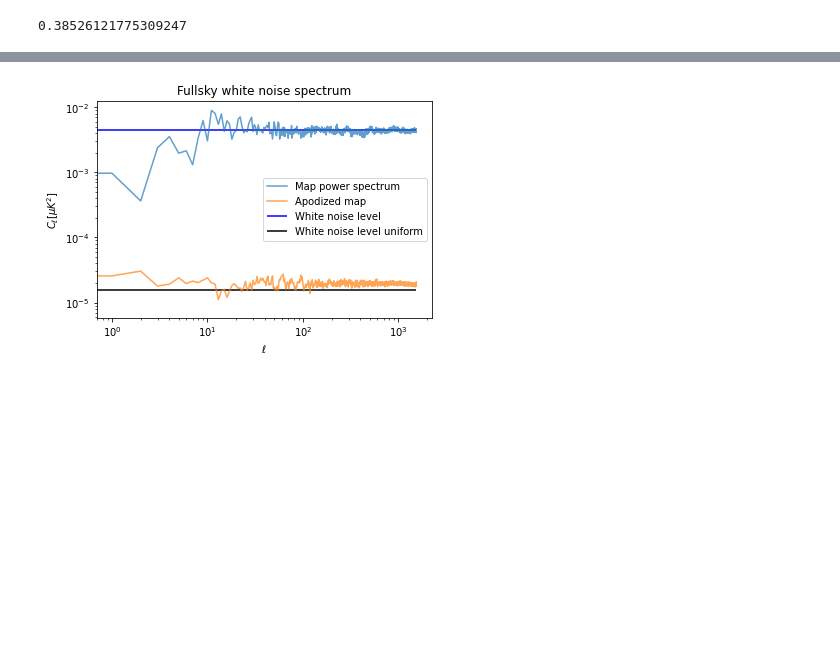
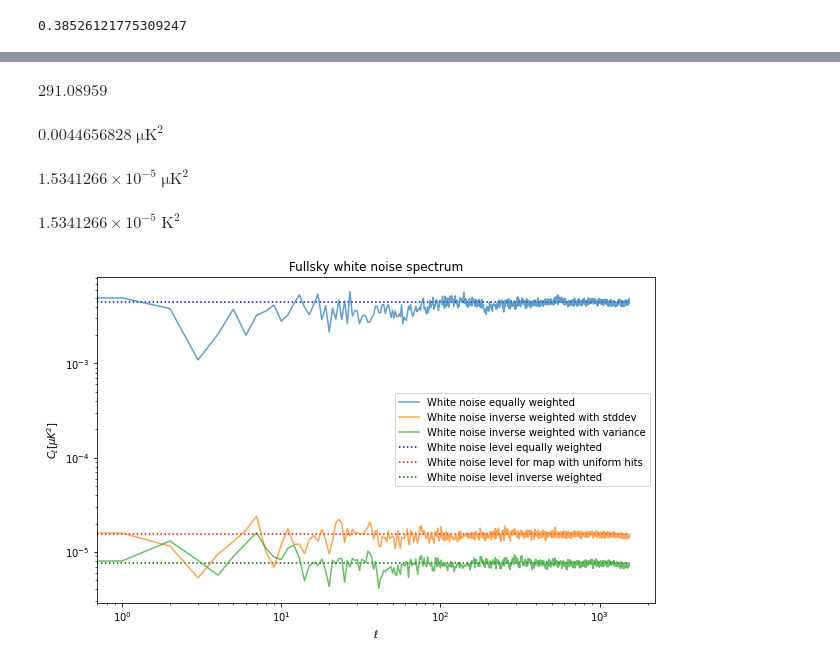
Before and after one commit to zonca/zonca-blog, a Jupyter notebook: _notebooks/2020-06-21-white-noise-hitmap-not-uniform.ipynb, the cells around one changed output, grey strips where cells are left out. Cells and saved outputs as stored; diff of their text form; code cells hidden in the pictures; blank space fills up the shorter version.

Commit message:
fix white noise weighting

```diff
--- a/_notebooks/2020-06-21-white-noise-hitmap-not-uniform.ipynb
+++ b/_notebooks/2020-06-21-white-noise-hitmap-not-uniform.ipynb
@@ -130,2 +128,4 @@ sky_fraction
+# %%
+cl_apodized = hp.anafast(m * np.sqrt(hitmap)) / np.mean(hitmap)
 # %%
-cl_apodized = hp.anafast(m * hitmap) / np.mean(hitmap**2) / sky_fraction
+cl_apodized_inv_variance = hp.anafast(m * hitmap) / np.mean(hitmap**2)
@@ -132,15 +136,38 @@ cl_apodized = hp.anafast(m * hitmap) / np.mean(hitmap**2) / sky_fraction
+# %%
+white_noise_cl / white_noise_cl_uniform
+# %% [output]
+$291.08959 \; \mathrm{}$
+# %%
+white_noise_cl
+# %% [output]
+$0.0044656828 \; \mathrm{\mu K^{2}}$
+# %%
+white_noise_cl_uniform
+# %% [output]
+$1.5341266 \times 10^{-5} \; \mathrm{\mu K^{2}}$
+# %%
+np.average(variance_per_pixel, weights=hitmap) * pixel_area * 1e12
+# %% [output]
+$1.5341266 \times 10^{-5} \; \mathrm{K^{2}}$
+# %%
+white_noise_cl_inv_variance = np.average(variance_per_pixel, weights=hitmap**2) * pixel_area * 1e12
 # %%
-plt.figure(figsize=(6,4))
-plt.loglog(cl, label="Map power spectrum", alpha=.7)
-plt.loglog(cl_apodized, label="Apodized map", alpha=.7)
+plt.figure(figsize=(10,6))
+plt.loglog(cl, label="White noise equally weighted", alpha=.7)
+plt.hlines(white_noise_cl.value, 0, len(cl), color="blue", ls=":",
+           label="White noise level equally weighted")
 
-plt.hlines(white_noise_cl.value, 0, len(cl), color="blue",
-           label="White noise level")
-plt.hlines(white_noise_cl_uniform.value, 0, len(cl),
-           label="White noise level uniform")
+plt.loglog(cl_apodized, label="White noise inverse weighted with stddev", alpha=.7)
+
+plt.hlines(white_noise_cl_uniform.value, 0, len(cl), color="red", ls=":",
+           label="White noise level for map with uniform hits")
+
+plt.loglog(cl_apodized_inv_variance, label="White noise inverse weighted with variance", alpha=.7)
+plt.hlines(white_noise_cl_inv_variance.value, 0, len(cl), color="darkgreen", ls=":",
+           label="White noise level inverse weighted")
 plt.title("Fullsky white noise spectrum")
 plt.legend()
 plt.xlabel("$\ell$")
 plt.ylabel("$C_\ell [\mu K ^ 2]$");
 # %% [output]
-[figure, old version]
+[figure, new version]
```
Also changed, not shown: parts of 13 cells of this notebook, 2 other files.
